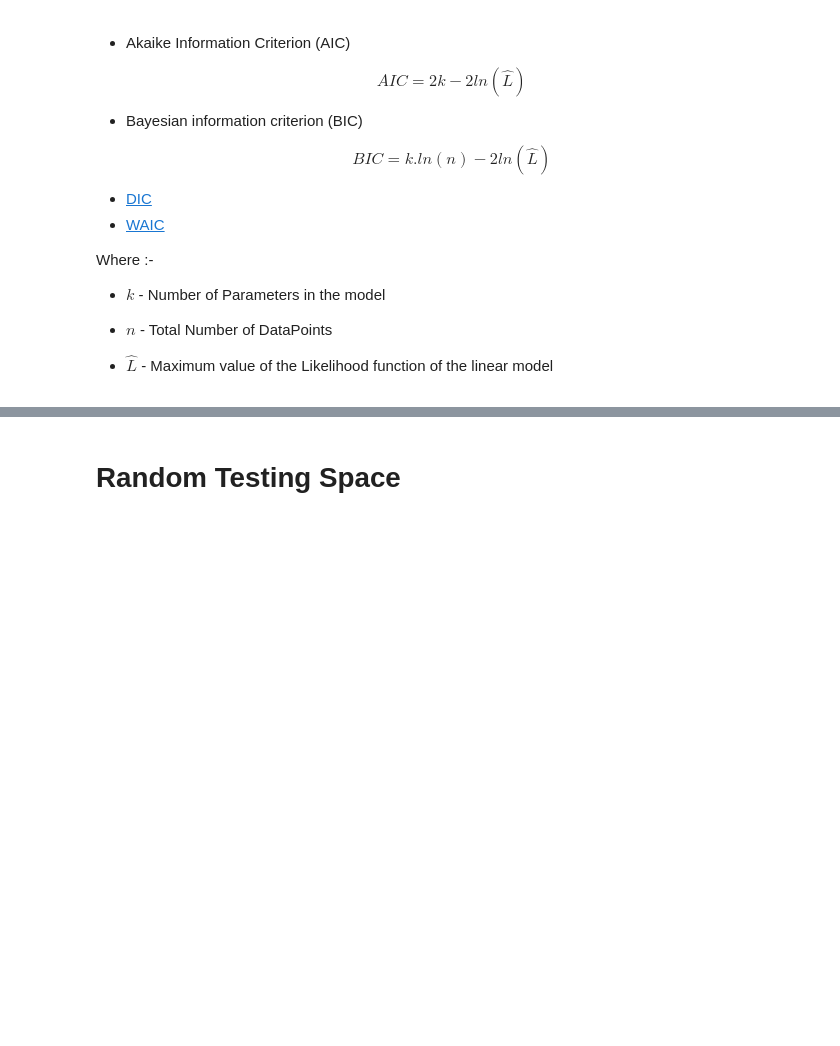
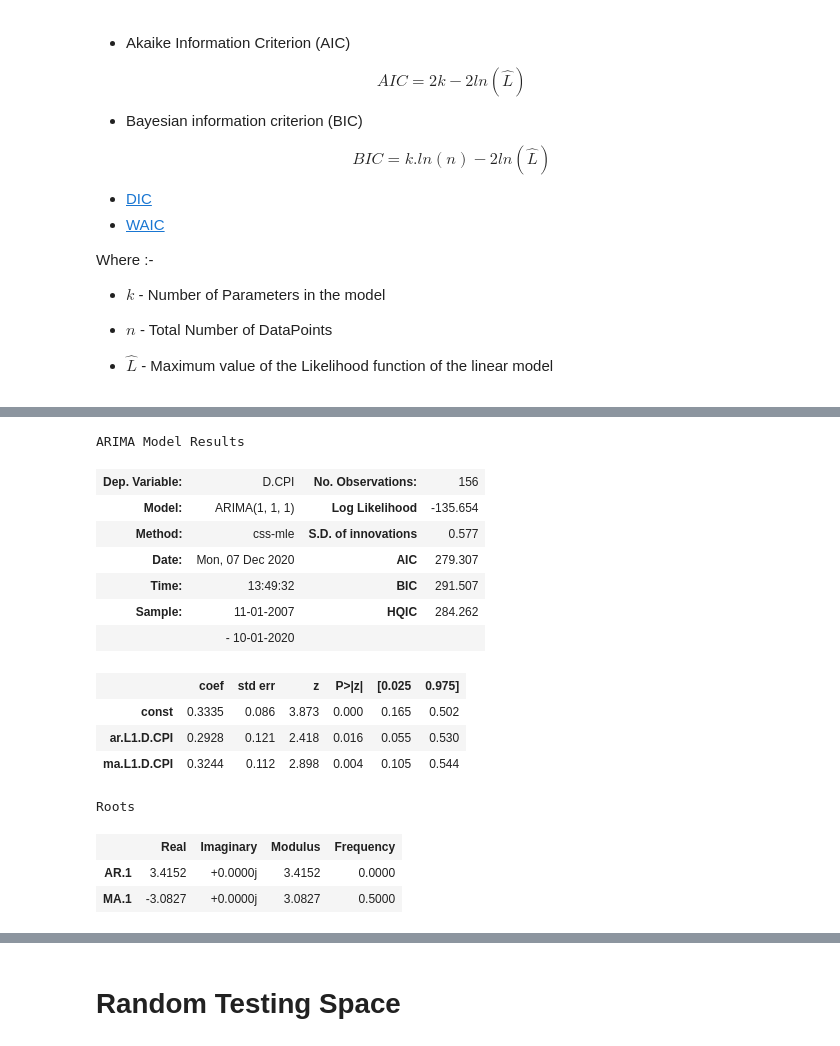
Before and after one commit to ag-ds-bubble/GIDS-2020-Time-Series-Forecasting-Workshop, a Jupyter notebook: Notebooks/06-Modelling Concepts.ipynb, the cells around one changed output, grey strips where cells are left out. Cells and saved outputs as stored; diff of their text form; code cells hidden in the pictures; blank space fills up the shorter version.

```diff
--- a/Notebooks/06-Modelling Concepts.ipynb
+++ b/Notebooks/06-Modelling Concepts.ipynb
@@ -710,7 +793,24 @@ dataHolder.bucket['usa_cpi'].exploratory_plot()
 # %%
-model1 = ARIMA(mdata.CPI, order=(0,1,3))
+model1 = ARIMA(mdata.CPI, order=(1,1,1))
 fit1 = model1.fit()
 fit1.summary()
+# %% [output]
+ARIMA Model Results
+| Dep. Variable: | D.CPI | No. Observations: | 156 |
+| Model: | ARIMA(1, 1, 1) | Log Likelihood | -135.654 |
+| Method: | css-mle | S.D. of innovations | 0.577 |
+| Date: | Mon, 07 Dec 2020 | AIC | 279.307 |
+| Time: | 13:49:32 | BIC | 291.507 |
+| Sample: | 11-01-2007 | HQIC | 284.262 |
+|  | - 10-01-2020 |  |  |
+|  | coef | std err | z | P>|z| | [0.025 | 0.975] |
+| const | 0.3335 | 0.086 | 3.873 | 0.000 | 0.165 | 0.502 |
+| ar.L1.D.CPI | 0.2928 | 0.121 | 2.418 | 0.016 | 0.055 | 0.530 |
+| ma.L1.D.CPI | 0.3244 | 0.112 | 2.898 | 0.004 | 0.105 | 0.544 |
+Roots
+|  | Real | Imaginary | Modulus | Frequency |
+| AR.1 | 3.4152 | +0.0000j | 3.4152 | 0.0000 |
+| MA.1 | -3.0827 | +0.0000j | 3.0827 | 0.5000 |
 # %%
 model1 = ARIMA(mdata.CPI, order=(4,2,2))
 fit1 = model1.fit()
```
Also changed, not shown: parts of 26 cells of this notebook, 6 other files.
